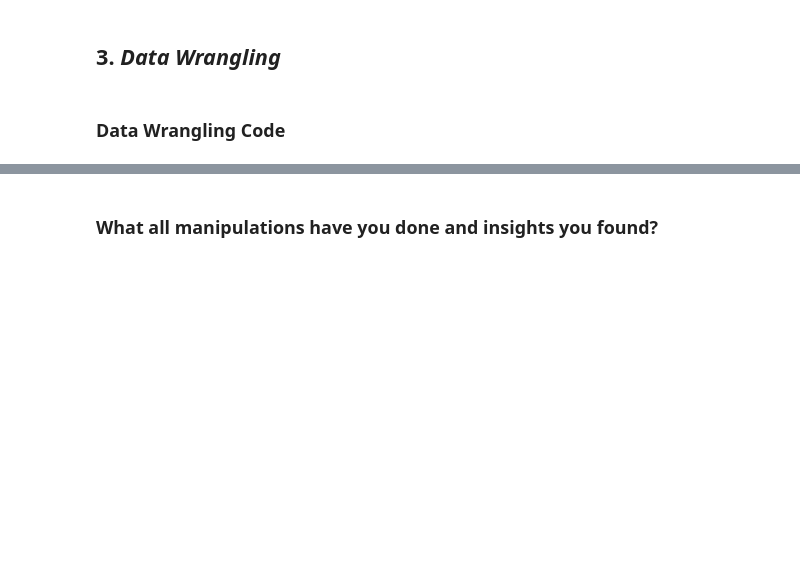
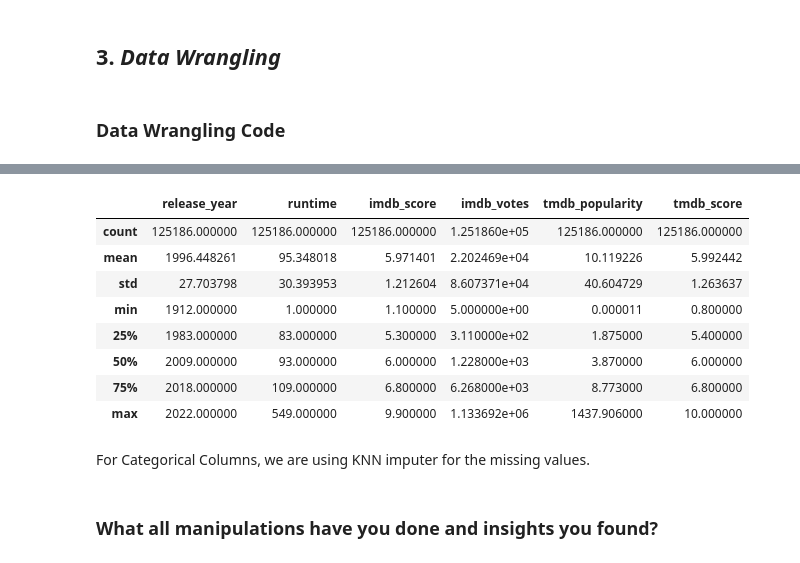
Before and after one commit to apurbaaaa/Amazon-EDA, a Jupyter notebook: Sample_EDA_Submission_Template.ipynb, the cells around one changed output, grey strips where cells are left out. Drawn from its saved outputs; the diff is of its cells as text; code cells hidden in the pictures; blank space fills up the shorter version.

```diff
--- a/Sample_EDA_Submission_Template.ipynb
+++ b/Sample_EDA_Submission_Template.ipynb
@@ -184,3 +292,7 @@ Answer Here
 ### Data Wrangling Code
 # %%
 # Write your code to make your dataset analysis ready.
+titles.drop_duplicates(inplace=True)
+credits.drop_duplicates(inplace=True)
+
+df = titles.merge(credits, on="id", how="left")
@@ -186,0 +320,3 @@ Answer Here
+# %%
+df = df.drop(columns=["imdb_id", "person_id", "id"], errors="ignore") #dropping ids
+df.drop(columns=["seasons", "age_certification"], inplace=True)#dropping seasons and age_certifications because way too many null values
@@ -186,0 +325,8 @@ Answer Here
+# %%
+# Handling missing values in numerical columns using mean, median, or mode
+df["release_year"].fillna(df["release_year"].median(), inplace=True)  # Years are better handled with median
+df["runtime"].fillna(df["runtime"].median(), inplace=True)  # Runtime might have skewed distribution
+df["imdb_score"].fillna(df["imdb_score"].mean(), inplace=True)  # Mean is good for scores
+df["imdb_votes"].fillna(df["imdb_votes"].median(), inplace=True)  # Votes are likely skewed, so median is safer
+df["tmdb_popularity"].fillna(df["tmdb_popularity"].median(), inplace=True)  # Popularity can be skewed
+df["tmdb_score"].fillna(df["tmdb_score"].mean(), inplace=True)  # Mean works well for scores
@@ -187,3 +369,17 @@ Answer Here
+# %%
+df.describe()
+# %% [output]
+|  | release_year | runtime | imdb_score | imdb_votes | tmdb_popularity | tmdb_score |
+| count | 125186.000000 | 125186.000000 | 125186.000000 | 1.251860e+05 | 125186.000000 | 125186.000000 |
+| mean | 1996.448261 | 95.348018 | 5.971401 | 2.202469e+04 | 10.119226 | 5.992442 |
+| std | 27.703798 | 30.393953 | 1.212604 | 8.607371e+04 | 40.604729 | 1.263637 |
+| min | 1912.000000 | 1.000000 | 1.100000 | 5.000000e+00 | 0.000011 | 0.800000 |
+| 25% | 1983.000000 | 83.000000 | 5.300000 | 3.110000e+02 | 1.875000 | 5.400000 |
+| 50% | 2009.000000 | 93.000000 | 6.000000 | 1.228000e+03 | 3.870000 | 6.000000 |
+| 75% | 2018.000000 | 109.000000 | 6.800000 | 6.268000e+03 | 8.773000 | 6.800000 |
+| max | 2022.000000 | 549.000000 | 9.900000 | 1.133692e+06 | 1437.906000 | 10.000000 |
+# %% [markdown]
+For Categorical Columns, we are using KNN imputer for the missing values.
 # %% [markdown]
 ### What all manipulations have you done and insights you found?
 # %% [markdown]
```
Also changed, not shown: parts of 17 cells of this notebook, 3 other files.
